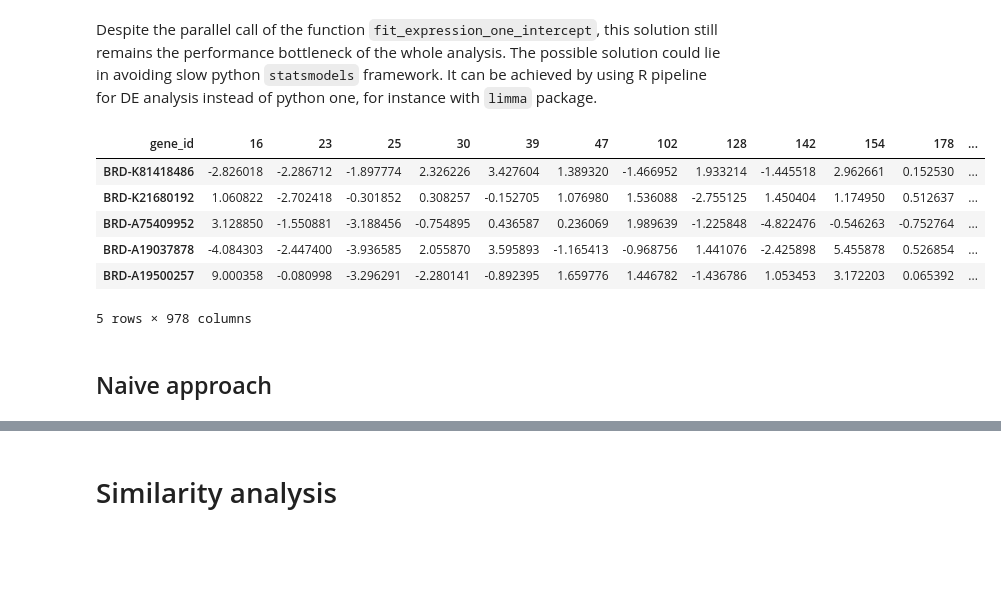
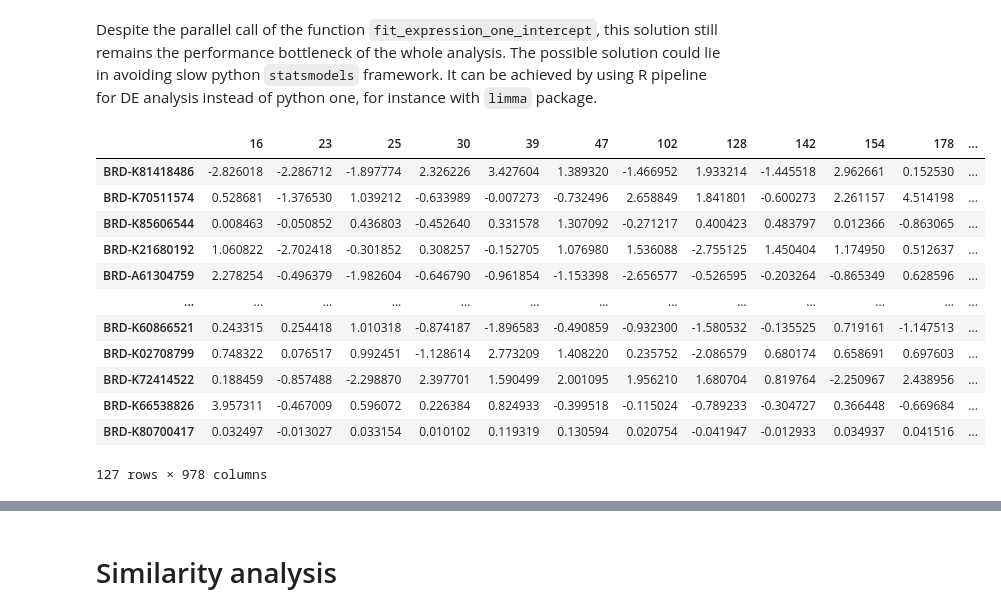
Before and after one commit to shappiron/test_kriukov, a Jupyter notebook: solution.ipynb, the cells around one changed output, grey strips where cells are left out. Cells and saved outputs as stored; diff of their text form; code cells hidden in the pictures; blank space fills up the shorter version.

```diff
--- a/solution.ipynb
+++ b/solution.ipynb
@@ -99,18 +119,25 @@ It can be achieved by using R pipeline for DE analysis instead of python one, fo
 agg_pval = [combine_pvalues(ptable.iloc[i].tolist(), method='stouffer')[1] for i in range(ptable.shape[0])]
 passed_compounds = multipletests(agg_pval, method='fdr_bh', alpha=0.05)[0]
 itable_final = itable[passed_compounds].astype(float)
+# %%
+#tmp
+itable_final = pd.read_csv('tmp.csv', index_col=0)
 # %%
 #just look at the resulting table
-itable_final.head(5)
+itable_final
 
 #this is a harmonized dataset prepared for the following analysis
 # %% [output]
-| gene_id | 16 | 23 | 25 | 30 | 39 | 47 | 102 | 128 | 142 | 154 | 178 | ... |
+|  | 16 | 23 | 25 | 30 | 39 | 47 | 102 | 128 | 142 | 154 | 178 | ... |
 | BRD-K81418486 | -2.826018 | -2.286712 | -1.897774 | 2.326226 | 3.427604 | 1.389320 | -1.466952 | 1.933214 | -1.445518 | 2.962661 | 0.152530 | ... |
+| BRD-K70511574 | 0.528681 | -1.376530 | 1.039212 | -0.633989 | -0.007273 | -0.732496 | 2.658849 | 1.841801 | -0.600273 | 2.261157 | 4.514198 | ... |
+| BRD-K85606544 | 0.008463 | -0.050852 | 0.436803 | -0.452640 | 0.331578 | 1.307092 | -0.271217 | 0.400423 | 0.483797 | 0.012366 | -0.863065 | ... |
 | BRD-K21680192 | 1.060822 | -2.702418 | -0.301852 | 0.308257 | -0.152705 | 1.076980 | 1.536088 | -2.755125 | 1.450404 | 1.174950 | 0.512637 | ... |
-| BRD-A75409952 | 3.128850 | -1.550881 | -3.188456 | -0.754895 | 0.436587 | 0.236069 | 1.989639 | -1.225848 | -4.822476 | -0.546263 | -0.752764 | ... |
-| BRD-A19037878 | -4.084303 | -2.447400 | -3.936585 | 2.055870 | 3.595893 | -1.165413 | -0.968756 | 1.441076 | -2.425898 | 5.455878 | 0.526854 | ... |
-| BRD-A19500257 | 9.000358 | -0.080998 | -3.296291 | -2.280141 | -0.892395 | 1.659776 | 1.446782 | -1.436786 | 1.053453 | 3.172203 | 0.065392 | ... |
+| BRD-A61304759 | 2.278254 | -0.496379 | -1.982604 | -0.646790 | -0.961854 | -1.153398 | -2.656577 | -0.526595 | -0.203264 | -0.865349 | 0.628596 | ... |
+| ... | ... | ... | ... | ... | ... | ... | ... | ... | ... | ... | ... | ... |
+| BRD-K60866521 | 0.243315 | 0.254418 | 1.010318 | -0.874187 | -1.896583 | -0.490859 | -0.932300 | -1.580532 | -0.135525 | 0.719161 | -1.147513 | ... |
+| BRD-K02708799 | 0.748322 | 0.076517 | 0.992451 | -1.128614 | 2.773209 | 1.408220 | 0.235752 | -2.086579 | 0.680174 | 0.658691 | 0.697603 | ... |
+| BRD-K72414522 | 0.188459 | -0.857488 | -2.298870 | 2.397701 | 1.590499 | 2.001095 | 1.956210 | 1.680704 | 0.819764 | -2.250967 | 2.438956 | ... |
+| BRD-K66538826 | 3.957311 | -0.467009 | 0.596072 | 0.226384 | 0.824933 | -0.399518 | -0.115024 | -0.789233 | -0.304727 | 0.366448 | -0.669684 | ... |
+| BRD-K80700417 | 0.032497 | -0.013027 | 0.033154 | 0.010102 | 0.119319 | 0.130594 | 0.020754 | -0.041947 | -0.012933 | 0.034937 | 0.041516 | ... |
-5 rows × 978 columns
+127 rows × 978 columns
-# %% [markdown]
-## Naive approach
```
Also changed, not shown: parts of 24 cells of this notebook.
